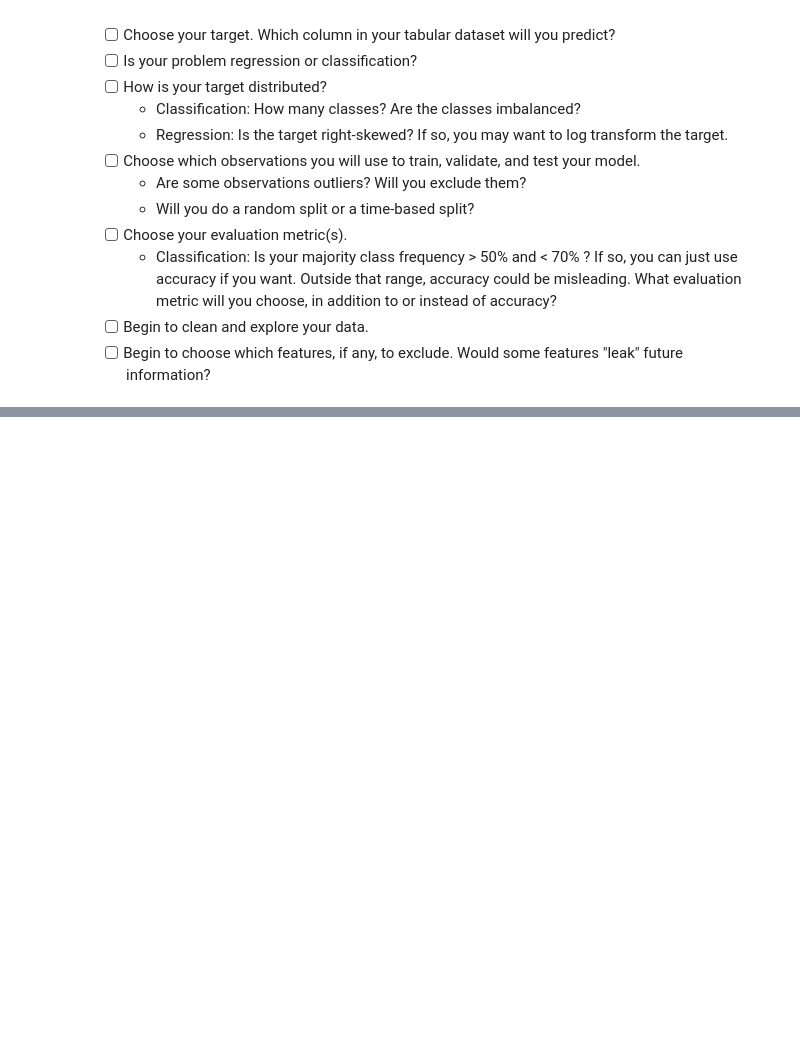
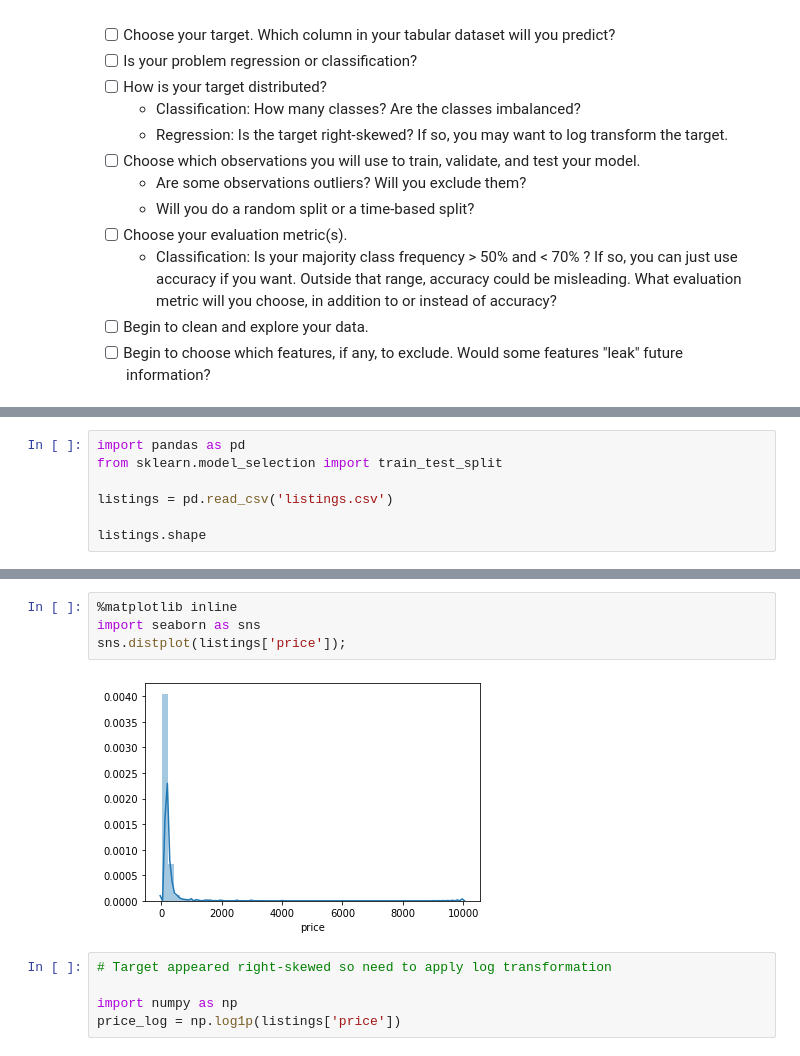
Before and after one commit to nikibhatt/DS-Unit-2-Applied-Modeling, a Jupyter notebook: module1/NB_LS_DS_231_assignment.ipynb, the cells around one changed output, grey strips where cells are left out. Drawn from its saved outputs; the diff is of its cells as text; blank space fills up the shorter version.

```diff
--- a/module1/NB_LS_DS_231_assignment.ipynb
+++ b/module1/NB_LS_DS_231_assignment.ipynb
@@ -28,0 +43,7 @@ Complete these tasks for your project, and document your decisions.
+# %%
+import pandas as pd
+from sklearn.model_selection import train_test_split
+
+listings = pd.read_csv('listings.csv')
+
+listings.shape
@@ -28,0 +90,11 @@ Complete these tasks for your project, and document your decisions.
+# %%
+%matplotlib inline
+import seaborn as sns
+sns.distplot(listings['price']);
+# %% [output]
+[figure, added]
+# %%
+# Target appeared right-skewed so need to apply log transformation
+
+import numpy as np
+price_log = np.log1p(listings['price'])
```
Also changed, not shown: parts of 7 cells of this notebook.
